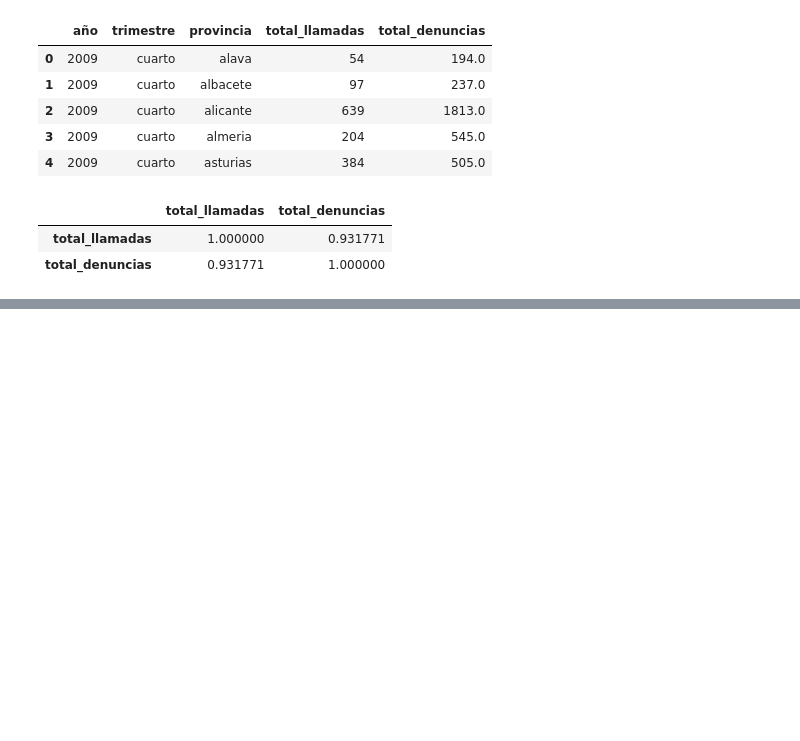
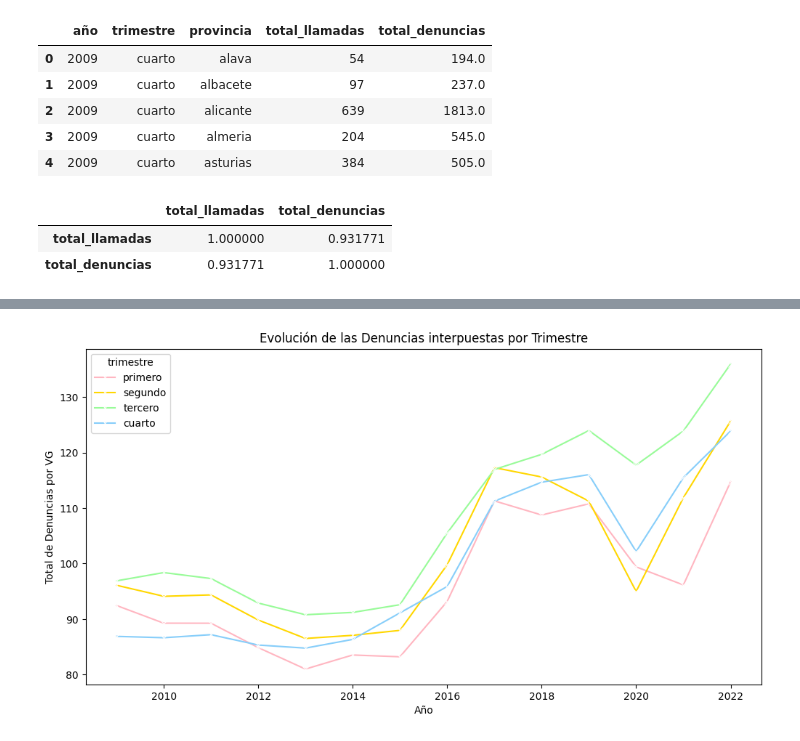
Before and after one commit to NoeRoson/Final_project, a Jupyter notebook: notebooks/graficos.ipynb, the cells around one changed output, grey strips where cells are left out. Saved outputs shown, nothing was run; the diff lists cells and outputs as text; code cells hidden in the pictures; blank space fills up the shorter version.

```diff
--- a/notebooks/graficos.ipynb
+++ b/notebooks/graficos.ipynb
@@ -230,0 +323,16 @@ corr
+# %%
+df_filtered = denu[(denu['año'] >= 2008) & (denu['año'] <= 2022)]
+
+# Crear el gráfico de líneas
+plt.figure(figsize=(12, 6))
+sns.lineplot(x='año', y='total_denuncias', hue='trimestre', palette = ['#FFB6C1', '#FFD700', '#98FB98', '#87CEFA'], data=df_filtered, marker='x', errorbar=None)
+
+# Etiquetas y título
+plt.xlabel('Año')
+plt.ylabel('Total de Denuncias por VG')
+plt.title('Evolución de las Denuncias interpuestas por Trimestre')
+
+# Mostrar el gráfico
+plt.show()
+# %% [output]
+[figure, added]
```
Also changed, not shown: parts of 16 cells of this notebook, 3 other files.
